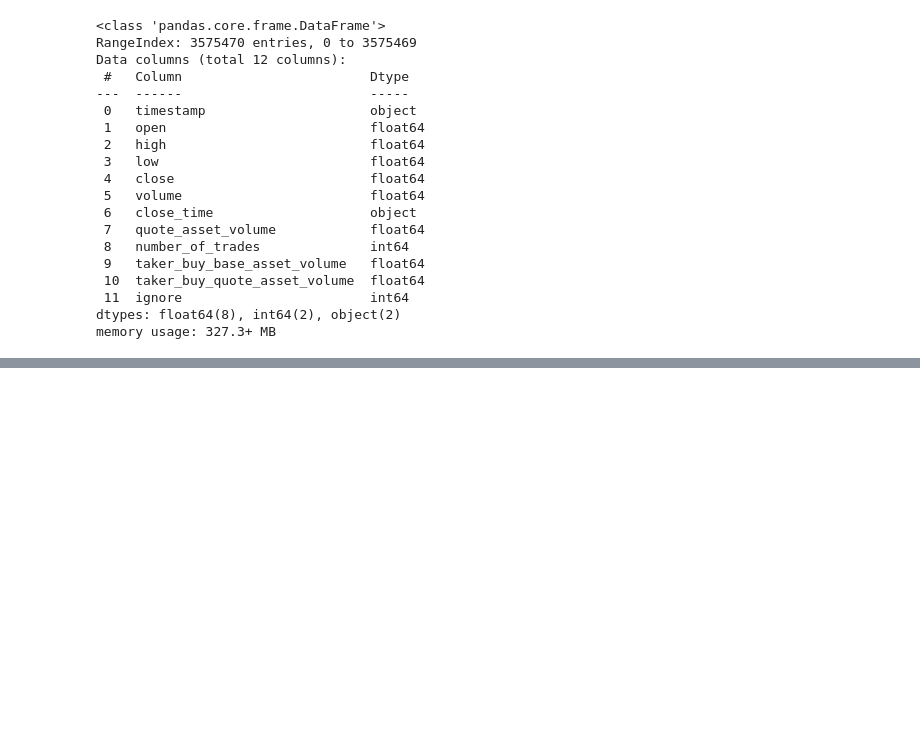
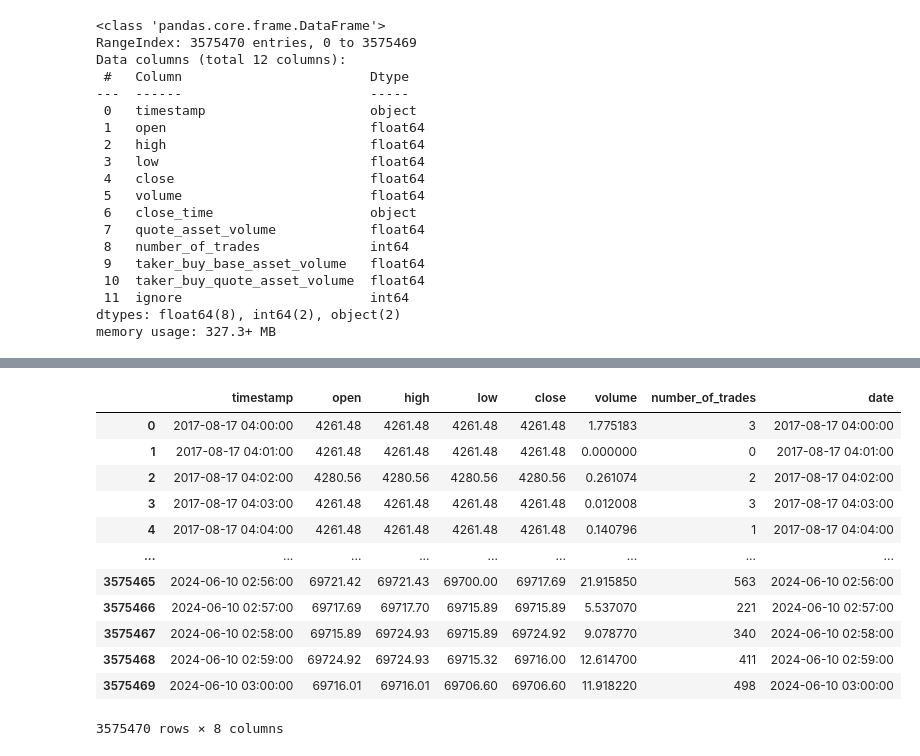
Before and after one commit to CharlyPalm/Anal-tica-caso-empresarial, a Jupyter notebook: notebooks/1.helloworld.ipynb, the cells around one changed output, grey strips where cells are left out. Cells and saved outputs as stored; diff of their text form; code cells hidden in the pictures; blank space fills up the shorter version.

```diff
--- a/notebooks/1.helloworld.ipynb
+++ b/notebooks/1.helloworld.ipynb
@@ -41,0 +74,22 @@ memory usage: 327.3+ MB
+# %%
+# Convert data to DataFrame
+df = pd.DataFrame(df)
+
+# Convert the string timestamp column to datetime
+df['date'] = pd.to_datetime(df['timestamp'])
+
+df
+# %% [output]
+|  | timestamp | open | high | low | close | volume | number_of_trades | date |
+| 0 | 2017-08-17 04:00:00 | 4261.48 | 4261.48 | 4261.48 | 4261.48 | 1.775183 | 3 | 2017-08-17 04:00:00 |
+| 1 | 2017-08-17 04:01:00 | 4261.48 | 4261.48 | 4261.48 | 4261.48 | 0.000000 | 0 | 2017-08-17 04:01:00 |
+| 2 | 2017-08-17 04:02:00 | 4280.56 | 4280.56 | 4280.56 | 4280.56 | 0.261074 | 2 | 2017-08-17 04:02:00 |
+| 3 | 2017-08-17 04:03:00 | 4261.48 | 4261.48 | 4261.48 | 4261.48 | 0.012008 | 3 | 2017-08-17 04:03:00 |
+| 4 | 2017-08-17 04:04:00 | 4261.48 | 4261.48 | 4261.48 | 4261.48 | 0.140796 | 1 | 2017-08-17 04:04:00 |
+| ... | ... | ... | ... | ... | ... | ... | ... | ... |
+| 3575465 | 2024-06-10 02:56:00 | 69721.42 | 69721.43 | 69700.00 | 69717.69 | 21.915850 | 563 | 2024-06-10 02:56:00 |
+| 3575466 | 2024-06-10 02:57:00 | 69717.69 | 69717.70 | 69715.89 | 69715.89 | 5.537070 | 221 | 2024-06-10 02:57:00 |
+| 3575467 | 2024-06-10 02:58:00 | 69715.89 | 69724.93 | 69715.89 | 69724.92 | 9.078770 | 340 | 2024-06-10 02:58:00 |
+| 3575468 | 2024-06-10 02:59:00 | 69724.92 | 69724.93 | 69715.32 | 69716.00 | 12.614700 | 411 | 2024-06-10 02:59:00 |
+| 3575469 | 2024-06-10 03:00:00 | 69716.01 | 69716.01 | 69706.60 | 69706.60 | 11.918220 | 498 | 2024-06-10 03:00:00 |
+3575470 rows × 8 columns
```
Also changed, not shown: parts of 7 cells of this notebook, 32 other files.
